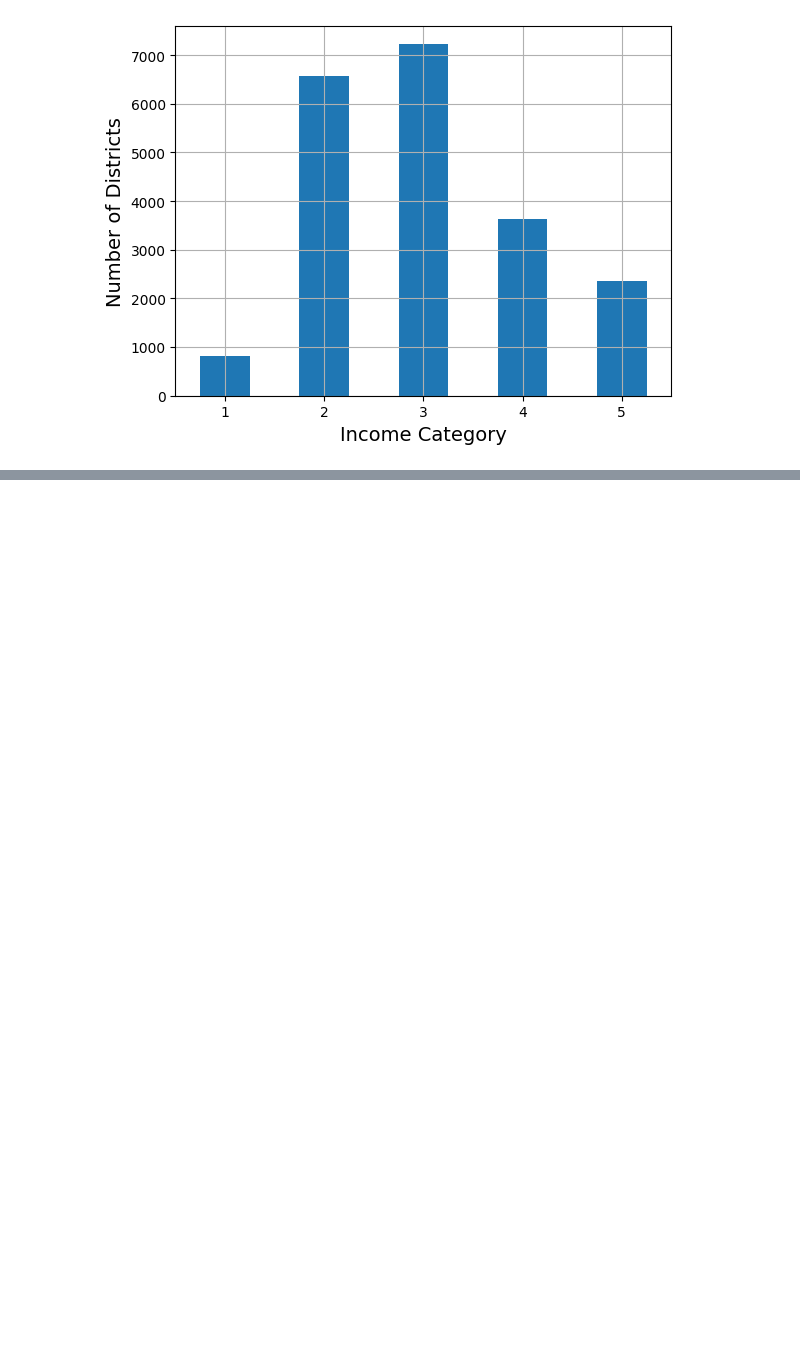
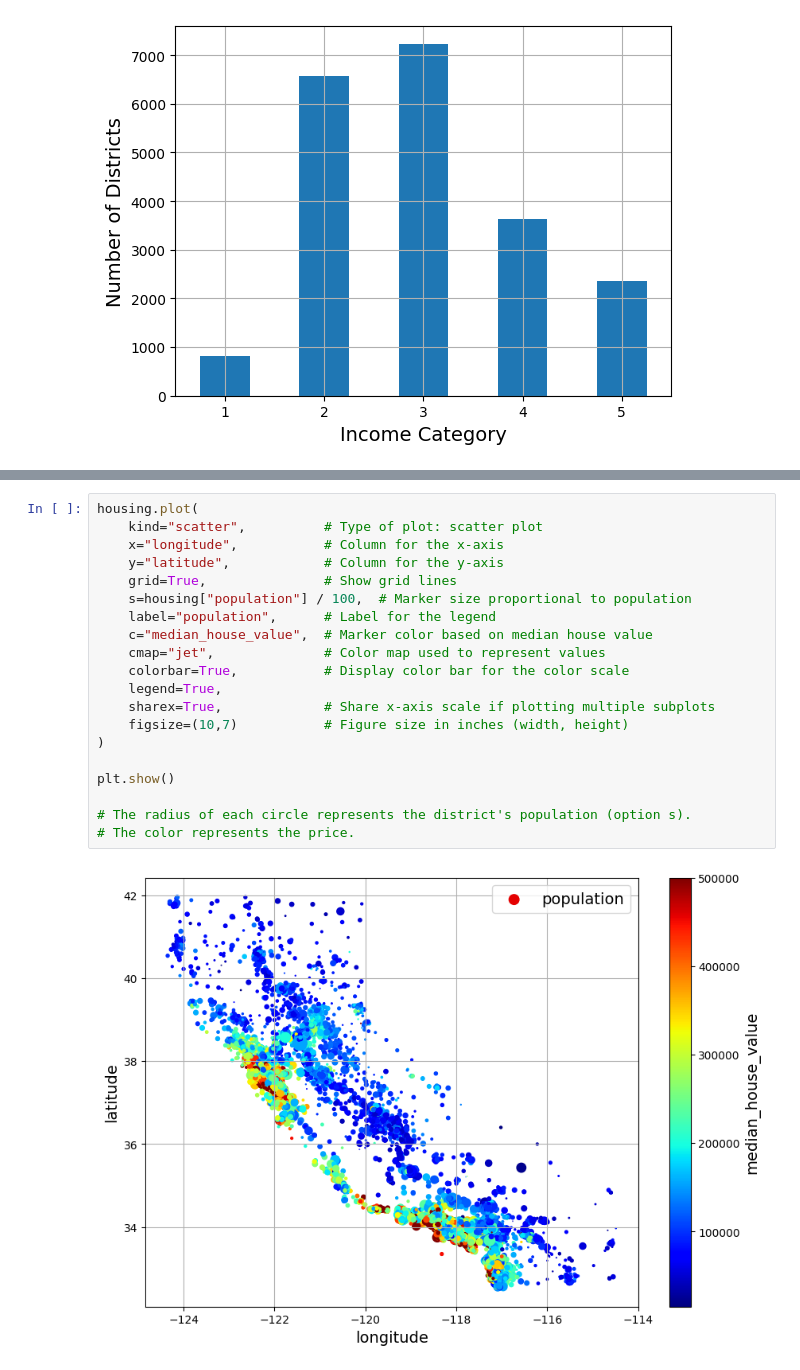
Before and after one commit to marcobarca/handson-ml3, a Jupyter notebook: chapter2.ipynb, the cells around one changed output, grey strips where cells are left out. Cells and saved outputs as stored; diff of their text form; blank space fills up the shorter version.

```diff
--- a/chapter2.ipynb
+++ b/chapter2.ipynb
@@ -178,0 +274,22 @@ for train_index, test_index in splitter.split(housing, housing["income_cat"]):
+# %%
+housing.plot(
+    kind="scatter",          # Type of plot: scatter plot
+    x="longitude",           # Column for the x-axis
+    y="latitude",            # Column for the y-axis
+    grid=True,               # Show grid lines
+    s=housing["population"] / 100,  # Marker size proportional to population
+    label="population",      # Label for the legend
+    c="median_house_value",  # Marker color based on median house value
+    cmap="jet",              # Color map used to represent values
+    colorbar=True,           # Display color bar for the color scale
+    legend=True,
+    sharex=True,             # Share x-axis scale if plotting multiple subplots
+    figsize=(10,7)           # Figure size in inches (width, height)
+)
+
+plt.show()
+
+# The radius of each circle represents the district's population (option s).
+# The color represents the price.
+# %% [output]
+[figure, added]
```
Also changed, not shown: parts of 13 cells of this notebook.
